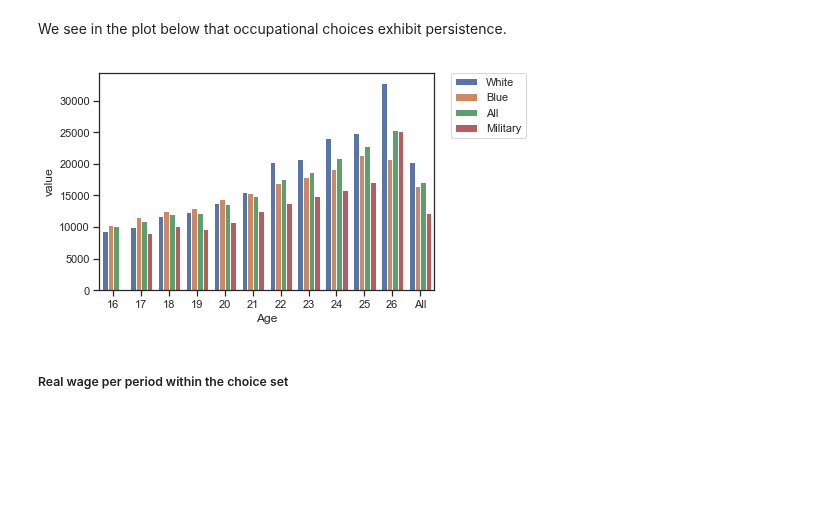
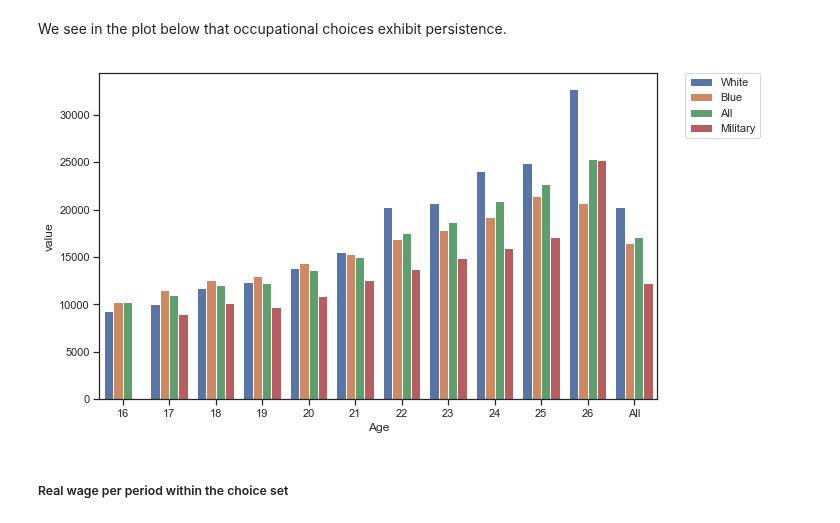
Before and after one commit to Yuleii/student-project-lindamaok899, a Jupyter notebook: student_project.ipynb, the cells around one changed output. Saved outputs shown, nothing was run; the diff lists cells and outputs as text; code cells hidden in the pictures; blank space fills up the shorter version.

```diff
--- a/student_project.ipynb
+++ b/student_project.ipynb
@@ -159,12 +154,13 @@ tab[['All', 'White', 'Blue', 'Military']]
 # %% [markdown]
 We see in the plot below that occupational choices exhibit persistence.
 # %%
+fig, ax = plt.subplots(figsize=(10, 6))
 stacked = tab.stack().reset_index().rename(columns={0:'value'})
 sns.barplot(x=stacked.Age, y=stacked.value, hue=stacked.Choice)
 plt.legend(bbox_to_anchor=(1.05, 1), loc=2, borderaxespad=0.)
 plt.show()
 # %% [output]
-[figure, old version]
+[figure, new version]
 # %% [markdown]
 ##### Real wage per period within the choice set
 # %%
```
Also changed, not shown: parts of 20 cells of this notebook, 2 other files.
